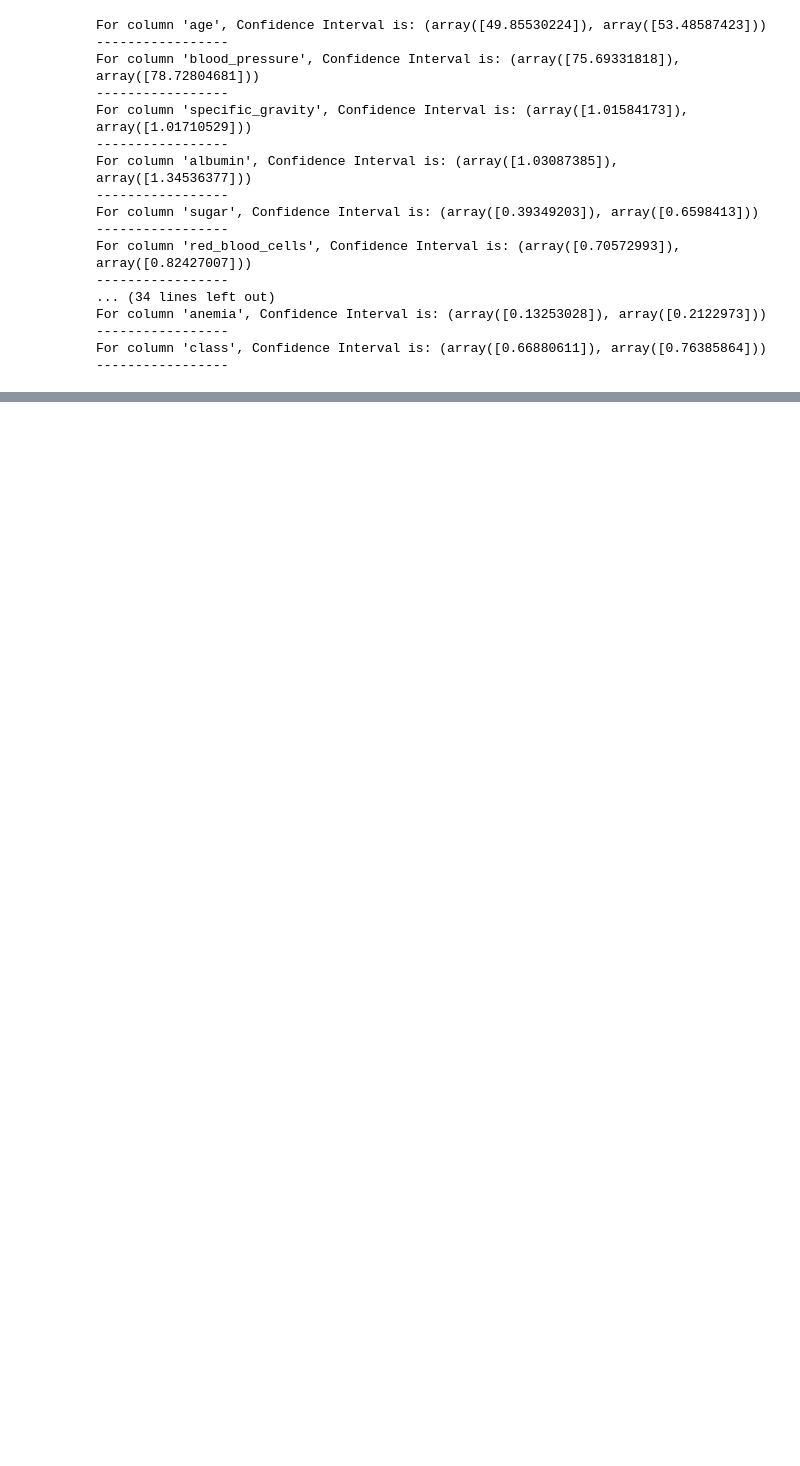
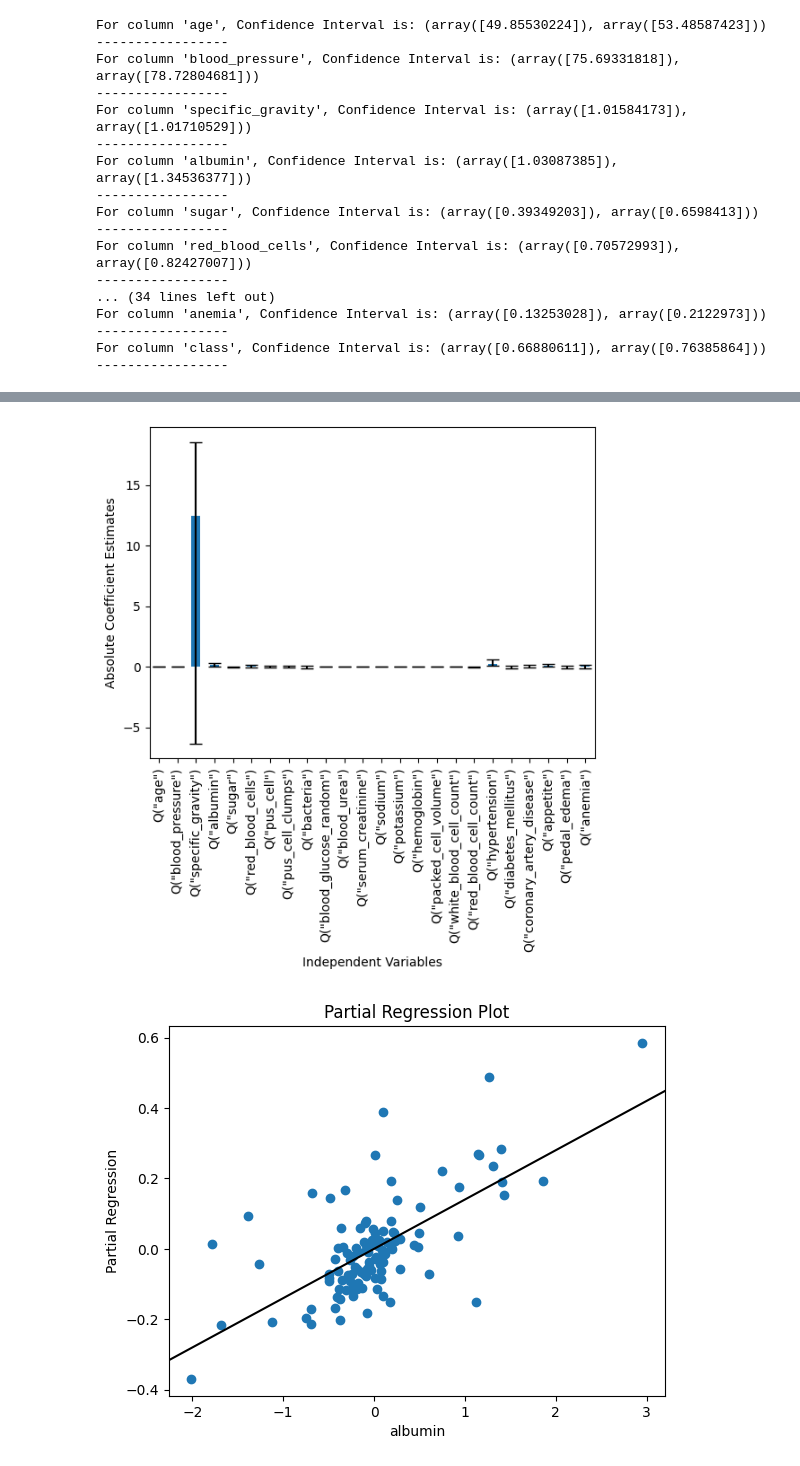
Before and after one commit to luisastue/datascience-ckd, a Jupyter notebook: 4_statistical_modeling.ipynb, the cells around one changed output, grey strips where cells are left out. Drawn from its saved outputs; the diff is of its cells as text; code cells hidden in the pictures; blank space fills up the shorter version.

```diff
--- a/4_statistical_modeling.ipynb
+++ b/4_statistical_modeling.ipynb
@@ -257,27 +261,30 @@ For column 'class', Confidence Interval is: (array([0.66880611]), array([0.76385
 # %%
-_numeric.csv')
+import pandas as pd
+import statsmodels
+import statsmodels.formula.api as smf
+import matplotlib.pyplot as plt
+import seaborn as sns
+
+# Read the dataset
+df = pd.read_csv('processed/df_numeric.csv')
 
 # Rename 'class' column to 'class_label'
-df_numeric = df_numeric.rename(columns={'class': 'class_label'})
+df = df.rename(columns={'class': 'class_label'})
 
-# Convert boolean 'class_label' column to string because statsmodels works better with string categoricals
-df_numeric['class_label'] = df_numeric['class_label'].apply(str)
+# Convert boolean 'class_label' column to integer because statsmodels works better with numeric variables
+df['class_label'] = df['class_label'].astype(int)
 
 # Drop NaN values
-df_numeric = df_numeric.dropna()
-
-# Convert boolean 'class_label' column back to boolean because sklearn works better with boolean targets
-df_numeric['class_label'] = df_numeric['class_label'].apply(lambda x: True if x=='True' else False)
-
+df = df.dropna()
 
 # Separate the independent variables (everything except 'class_label') and the dependent variable
-X = df_numeric.drop('class_label', axis=1)
-y = df_numeric['class_label']
+X = df.drop('class_label', axis=1)
+y = df['class_label']
 
 # Create a formula for statsmodels
 formula = 'class_label ~ ' + ' + '.join([f'Q("{col}")' for col in X.columns])
 
 # Perform multivariate regression and print the summary
-model = smf.ols(formula, data=df_numeric).fit()
+model = smf.ols(formula, data=df).fit()
 print(model.summary())
 # %% [output]
@@ -284,0 +320,21 @@ ValueError: endog has evaluated to an array with multiple columns that has shape
+# %%
+# Coefficient plot
+coefs = model.params.drop('Intercept')
+coefs_ci = model.conf_int().drop('Intercept', axis=0)
+coefs_abs = coefs.abs()
+coefs_ci_abs = coefs_ci.abs()
+coefs_abs.plot(kind='bar', yerr=(coefs_ci_abs[0], coefs_ci_abs[1]), capsize=5)
+plt.xlabel('Independent Variables')
+plt.ylabel('Absolute Coefficient Estimates')
+plt.show()
+
+# Partial regression plot for relevant independent variables
+relevant_vars = ['albumin', 'specific_gravity', 'red_blood_cells', 'white_blood_cell_count']
+for var in relevant_vars:
+    plot_partregress('class_label', var, exog_others=X.drop(var, axis=1), data=df, obs_labels=False)
+    plt.xlabel(var)
+    plt.ylabel('Partial Regression')
+    plt.show()
+# %% [output]
+[figure, added]
+[figure, added]
```
Also changed, not shown: parts of 30 cells of this notebook, 1 other file.
